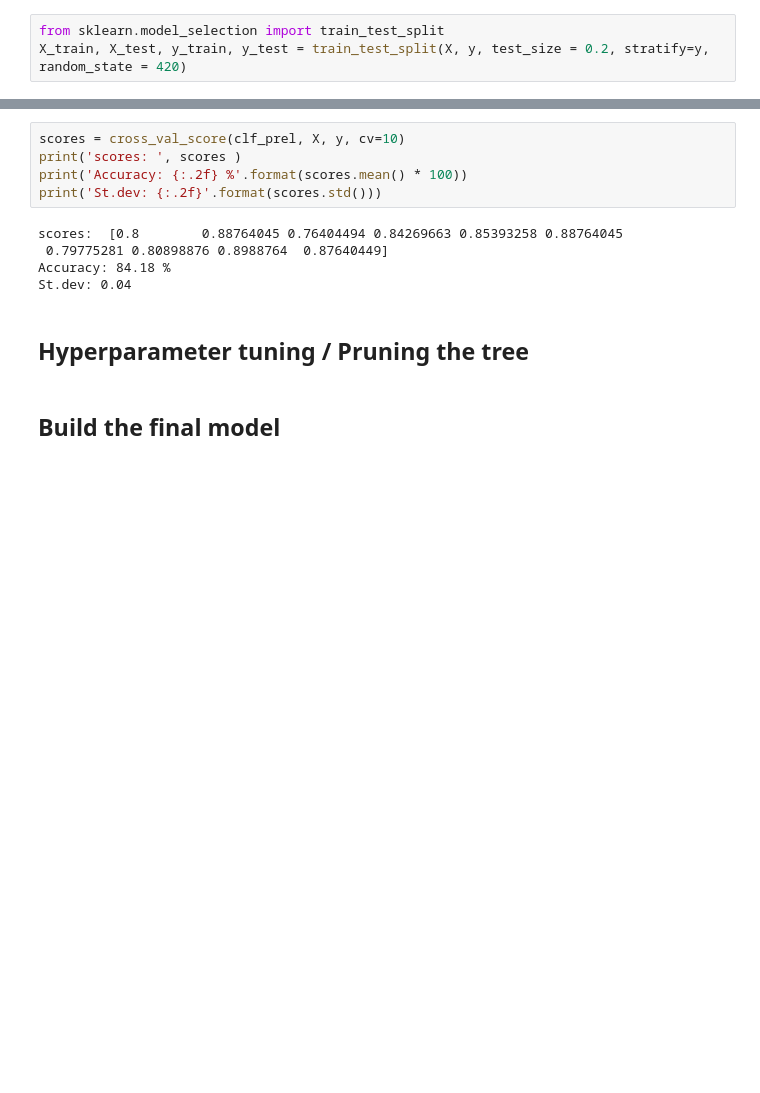
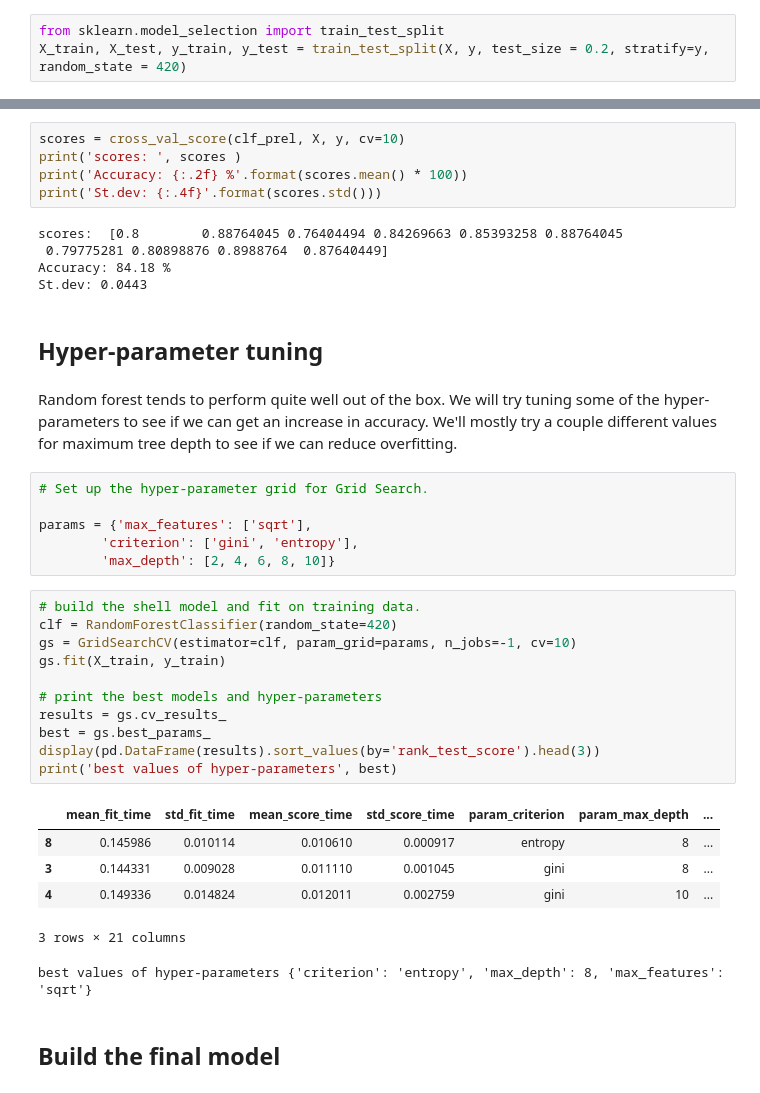
Before and after one commit to yannarosh/titanic-machine-learning-from-disaster, a Jupyter notebook: Titanic - Random Forest.ipynb, the cells around one changed output, grey strips where cells are left out. Cells and saved outputs as stored; diff of their text form; blank space fills up the shorter version.

```diff
--- a/Titanic - Random Forest.ipynb
+++ b/Titanic - Random Forest.ipynb
@@ -76,13 +83,39 @@ Accuracy: 99.58 %
 scores = cross_val_score(clf_prel, X, y, cv=10)
 print('scores: ', scores )
 print('Accuracy: {:.2f} %'.format(scores.mean() * 100))
-print('St.dev: {:.2f}'.format(scores.std()))
+print('St.dev: {:.4f}'.format(scores.std()))
 # %% [output]
 scores:  [0.8        0.88764045 0.76404494 0.84269663 0.85393258 0.88764045
  0.79775281 0.80898876 0.8988764  0.87640449]
 Accuracy: 84.18 %
-St.dev: 0.04
+St.dev: 0.0443
-# %% [markdown]
-## Hyperparameter tuning / Pruning the tree
+# %% [markdown]
+## Hyper-parameter tuning
+# %% [markdown]
+Random forest tends to perform quite well out of the box. We will try tuning some of the hyper-parameters to see if we can get an increase in accuracy. We'll mostly try a couple different values for maximum tree depth to see if we can reduce overfitting.
+# %%
+# Set up the hyper-parameter grid for Grid Search.
+
+params = {'max_features': ['sqrt'],
+        'criterion': ['gini', 'entropy'],
+        'max_depth': [2, 4, 6, 8, 10]}
+# %%
+# build the shell model and fit on training data.
+clf = RandomForestClassifier(random_state=420)
+gs = GridSearchCV(estimator=clf, param_grid=params, n_jobs=-1, cv=10)
+gs.fit(X_train, y_train)
+
+# print the best models and hyper-parameters
+results = gs.cv_results_
+best = gs.best_params_
+display(pd.DataFrame(results).sort_values(by='rank_test_score').head(3))
+print('best values of hyper-parameters', best)
+# %% [output]
+|  | mean_fit_time | std_fit_time | mean_score_time | std_score_time | param_criterion | param_max_depth | ... |
+| 8 | 0.145986 | 0.010114 | 0.010610 | 0.000917 | entropy | 8 | ... |
+| 3 | 0.144331 | 0.009028 | 0.011110 | 0.001045 | gini | 8 | ... |
+| 4 | 0.149336 | 0.014824 | 0.012011 | 0.002759 | gini | 10 | ... |
+3 rows × 21 columns
+best values of hyper-parameters {'criterion': 'entropy', 'max_depth': 8, 'max_features': 'sqrt'}
 # %% [markdown]
 ## Build the final model
```
Also changed, not shown: parts of 16 cells of this notebook, 13 other files.
